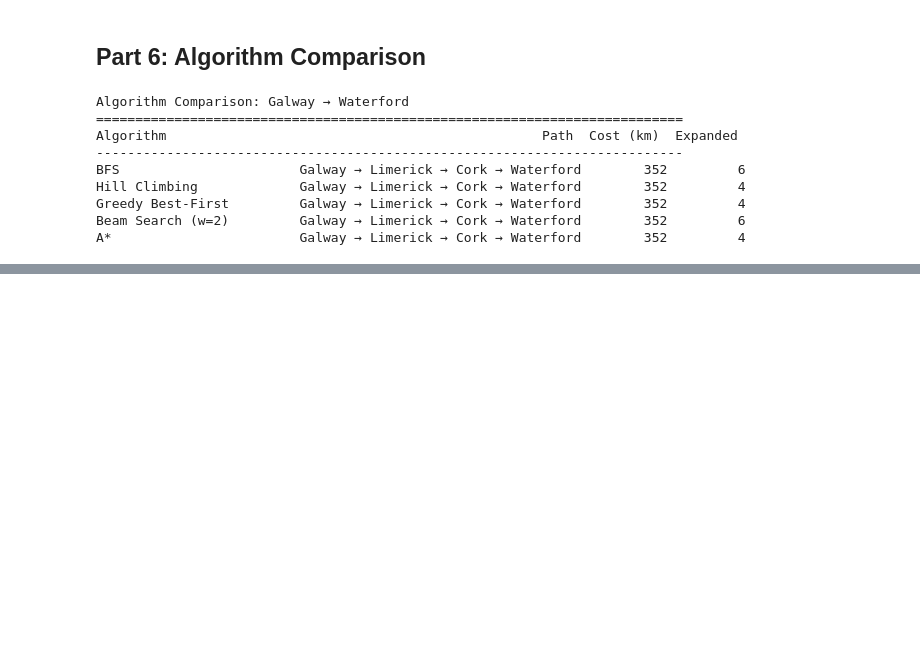
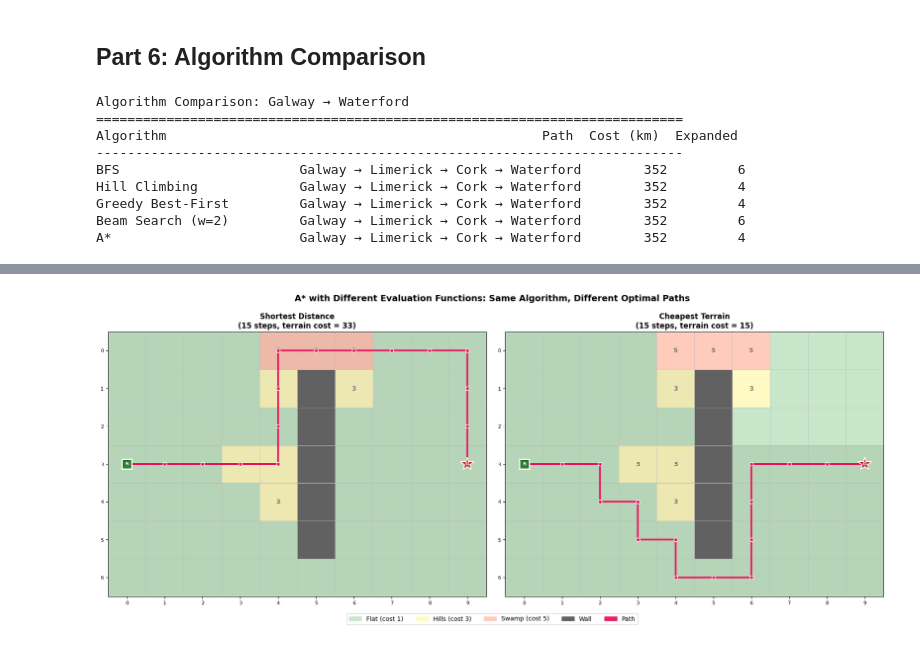
Before and after one commit to HaoYuYong/ARTIFICIAL-INTELLIGENCE, a Jupyter notebook: Lab8.ipynb, the cells around one changed output, grey strips where cells are left out. Saved outputs shown, nothing was run; the diff lists cells and outputs as text; code cells hidden in the pictures; blank space fills up the shorter version.

Commit message:
Lab 8 - Part 7: A* with Different Evaluation Functions

```diff
--- a/Lab8.ipynb
+++ b/Lab8.ipynb
@@ -857,0 +1019,79 @@ A*                        Galway → Limerick → Cork → Waterford        352
+# %%
+terrain_cmap = {0: '#616161', 1: '#C8E6C9', 3: '#FFF9C4', 5: '#FFCCBC'}
+terrain_labels = {0: 'Wall', 1: 'Flat (1)', 3: 'Hills (3)', 5: 'Swamp (5)'}
+
+fig, axes = plt.subplots(1, 2, figsize=(18, 7))
+
+title_dist = f'Shortest Distance\n({len(path_dist)-1} steps, terrain cost = {dist_terrain_cost})'
+title_cheap = f'Cheapest Terrain\n({cheap_steps} steps, terrain cost = {cost_cheap})'
+
+paths_info = [
+    (axes[0], path_dist, title_dist, visited_dist),
+    (axes[1], path_cheap, title_cheap, visited_cheap),
+]
+
+for ax, path, title, visited_set in paths_info:
+    rows, cols = terrain.shape
+
+    # Draw terrain
+    for r in range(rows):
+        for c in range(cols):
+            color = terrain_cmap[terrain[r, c]]
+            # Slightly highlight visited cells
+            if (r, c) in visited_set and terrain[r, c] != 0:
+                import matplotlib.colors as mcolors
+                rgb = mcolors.to_rgb(color)
+                color = tuple(max(0, v - 0.07) for v in rgb)
+
+            rect = plt.Rectangle((c - 0.5, r - 0.5), 1, 1,
+                                 facecolor=color, edgecolor='#BBBBBB', linewidth=0.5)
+            ax.add_patch(rect)
+
+            # Show terrain cost in cell
+            if terrain[r, c] > 1:
+                ax.text(c, r, str(terrain[r, c]), ha='center', va='center',
+                        fontsize=10, color='#777777', fontweight='bold')
+
+    # Draw path
+    if path:
+        path_r = [p[0] for p in path]
+        path_c = [p[1] for p in path]
+        ax.plot(path_c, path_r, 'o-', color='#E91E63', linewidth=3,
+                markersize=6, markeredgecolor='white', markeredgewidth=1, zorder=5)
+
+    # Start and goal markers
+    ax.plot(start[1], start[0], 's', color='#2E7D32', markersize=16, zorder=6,
+            markeredgecolor='white', markeredgewidth=2)
+    ax.plot(goal[1], goal[0], '*', color='#C62828', markersize=22, zorder=6,
+            markeredgecolor='white', markeredgewidth=1.5)
+    ax.text(start[1], start[0], 'S', ha='center', va='center', fontsize=8,
+            color='white', fontweight='bold', zorder=7)
+    ax.text(goal[1], goal[0], 'G', ha='center', va='center', fontsize=8,
+            color='white', fontweight='bold', zorder=7)
+
+    ax.set_xlim(-0.5, cols - 0.5)
+    ax.set_ylim(rows - 0.5, -0.5)
+    ax.set_aspect('equal')
+    ax.set_title(title, fontsize=12, fontweight='bold')
+    ax.set_xticks(range(cols))
+    ax.set_yticks(range(rows))
+    ax.tick_params(labelsize=8)
+
+# Shared legend
+legend_elements = [
+    mpatches.Patch(color='#C8E6C9', label='Flat (cost 1)'),
+    mpatches.Patch(color='#FFF9C4', label='Hills (cost 3)'),
+    mpatches.Patch(color='#FFCCBC', label='Swamp (cost 5)'),
+    mpatches.Patch(color='#616161', label='Wall'),
+    mpatches.Patch(color='#E91E63', label='Path'),
+]
+fig.legend(handles=legend_elements, loc='lower center', ncol=5, fontsize=10,
+           bbox_to_anchor=(0.5, -0.02))
+plt.suptitle('A* with Different Evaluation Functions: Same Algorithm, Different Optimal Paths',
+             fontsize=14, fontweight='bold', y=1.05)
+
+plt.tight_layout()
+plt.subplots_adjust(bottom=0.08)
+plt.show()
+# %% [output]
+[figure, added]
```
Also changed, not shown: parts of 7 cells of this notebook.
